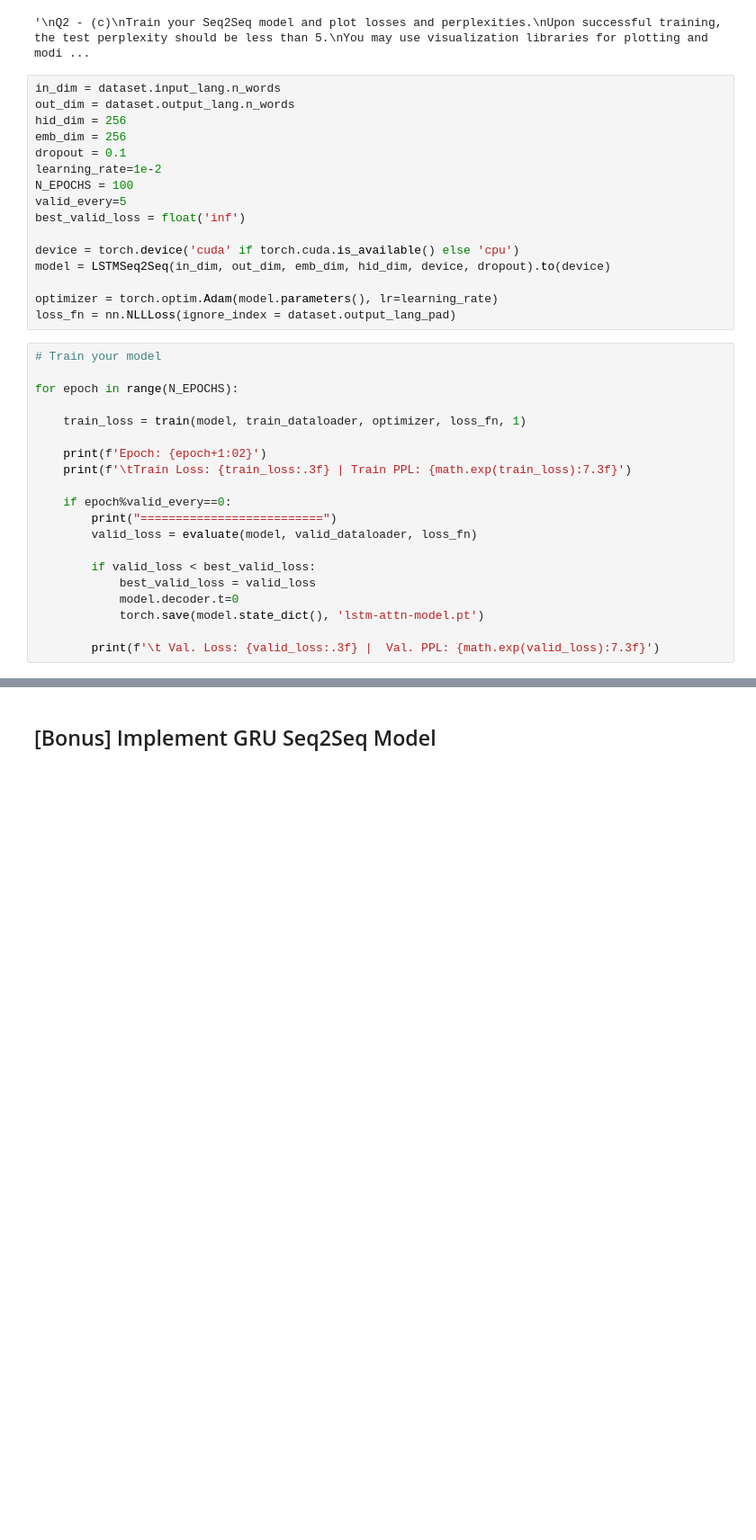
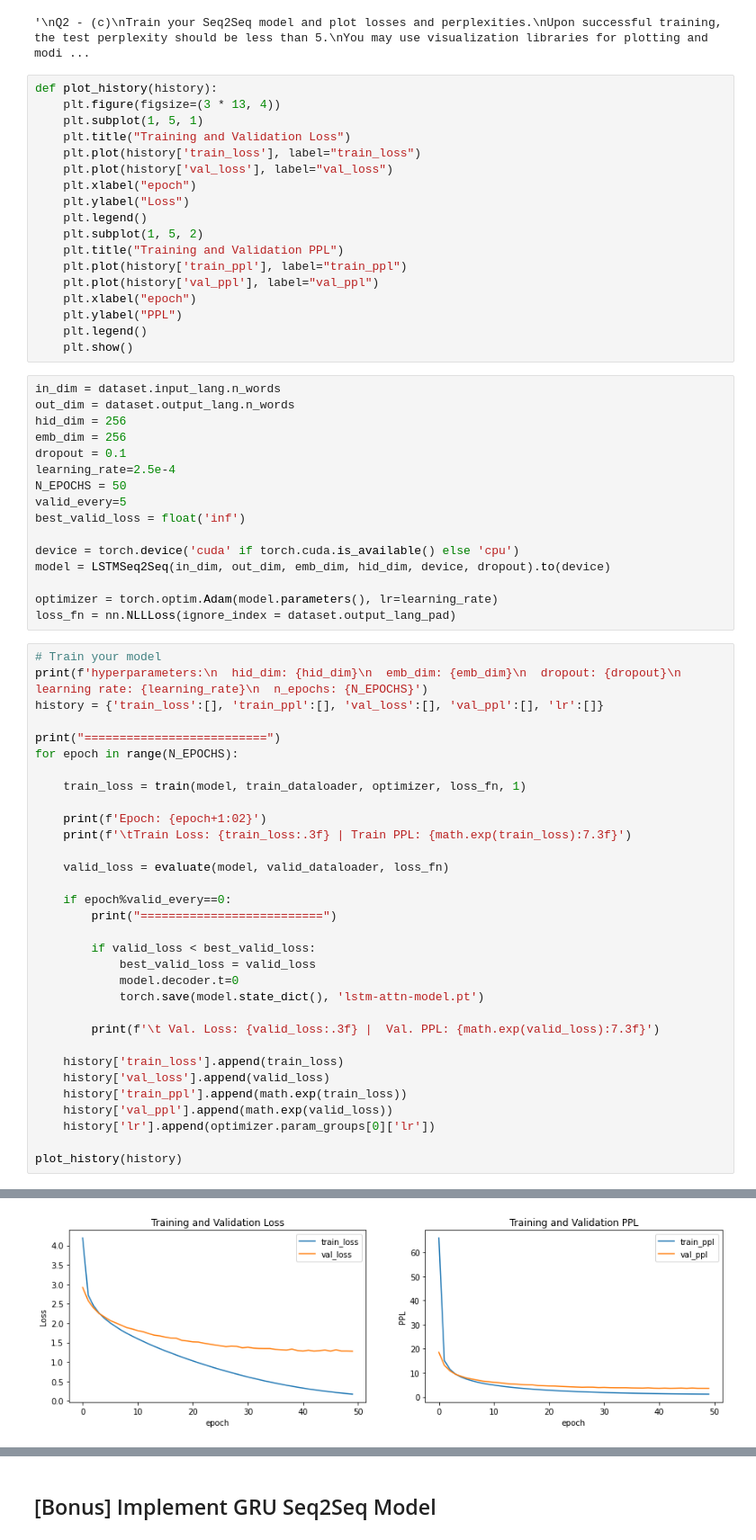
Before and after one commit to yeonsumia/MLDL1, a Jupyter notebook: HW4/hw4_translation.ipynb, the cells around one changed output, grey strips where cells are left out. Shown at 90% size. Saved outputs shown, nothing was run; the diff lists cells and outputs as text; blank space fills up the shorter version.

```diff
--- a/HW4/hw4_translation.ipynb
+++ b/HW4/hw4_translation.ipynb
@@ -295,14 +348,32 @@ You may use visualization libraries for plotting and modify training options suc
 '''
 # %% [output]
 '\nQ2 - (c)\nTrain your Seq2Seq model and plot losses and perplexities.\nUpon successful training, the test perplexity should be less than 5.\nYou may use visualization libraries for plotting and modi ...
+# %%
+def plot_history(history):
+    plt.figure(figsize=(3 * 13, 4))
+    plt.subplot(1, 5, 1)
+    plt.title("Training and Validation Loss")
+    plt.plot(history['train_loss'], label="train_loss")
+    plt.plot(history['val_loss'], label="val_loss")
+    plt.xlabel("epoch")
+    plt.ylabel("Loss")
+    plt.legend()
+    plt.subplot(1, 5, 2)
+    plt.title("Training and Validation PPL")
+    plt.plot(history['train_ppl'], label="train_ppl")
+    plt.plot(history['val_ppl'], label="val_ppl")
+    plt.xlabel("epoch")
+    plt.ylabel("PPL")
+    plt.legend()
+    plt.show()
 # %%
 in_dim = dataset.input_lang.n_words
 out_dim = dataset.output_lang.n_words
 hid_dim = 256
 emb_dim = 256
 dropout = 0.1
-learning_rate=1e-2
-N_EPOCHS = 100
+learning_rate=2.5e-4
+N_EPOCHS = 50
 valid_every=5
 best_valid_loss = float('inf')
 
@@ -313,7 +384,10 @@ optimizer = torch.optim.Adam(model.parameters(), lr=learning_rate)
 loss_fn = nn.NLLLoss(ignore_index = dataset.output_lang_pad)
 # %%
 # Train your model
+print(f'hyperparameters:\n  hid_dim: {hid_dim}\n  emb_dim: {emb_dim}\n  dropout: {dropout}\n  learning rate: {learning_rate}\n  n_epochs: {N_EPOCHS}')
+history = {'train_loss':[], 'train_ppl':[], 'val_loss':[], 'val_ppl':[], 'lr':[]}
 
+print("==========================")
 for epoch in range(N_EPOCHS):
 
     train_loss = train(model, train_dataloader, optimizer, loss_fn, 1)
@@ -321,9 +395,10 @@ for epoch in range(N_EPOCHS):
     print(f'Epoch: {epoch+1:02}')
     print(f'\tTrain Loss: {train_loss:.3f} | Train PPL: {math.exp(train_loss):7.3f}')
 
+    valid_loss = evaluate(model, valid_dataloader, loss_fn)
+
     if epoch%valid_every==0:
         print("==========================")
-        valid_loss = evaluate(model, valid_dataloader, loss_fn)
 
         if valid_loss < best_valid_loss:
             best_valid_loss = valid_loss
@@ -331,3 +406,12 @@ for epoch in range(N_EPOCHS):
             torch.save(model.state_dict(), 'lstm-attn-model.pt')
 
         print(f'\t Val. Loss: {valid_loss:.3f} |  Val. PPL: {math.exp(valid_loss):7.3f}')
+
+    history['train_loss'].append(train_loss)
+    history['val_loss'].append(valid_loss)
+    history['train_ppl'].append(math.exp(train_loss))
+    history['val_ppl'].append(math.exp(valid_loss))
+    history['lr'].append(optimizer.param_groups[0]['lr'])
+
+plot_history(history)
+# %% [output]
@@ -334,3 +435,4 @@ for epoch in range(N_EPOCHS):
+[figure, added]
 # %%
 # Test your model
 
```
Also changed, not shown: parts of 16 cells of this notebook, 2 other files.
